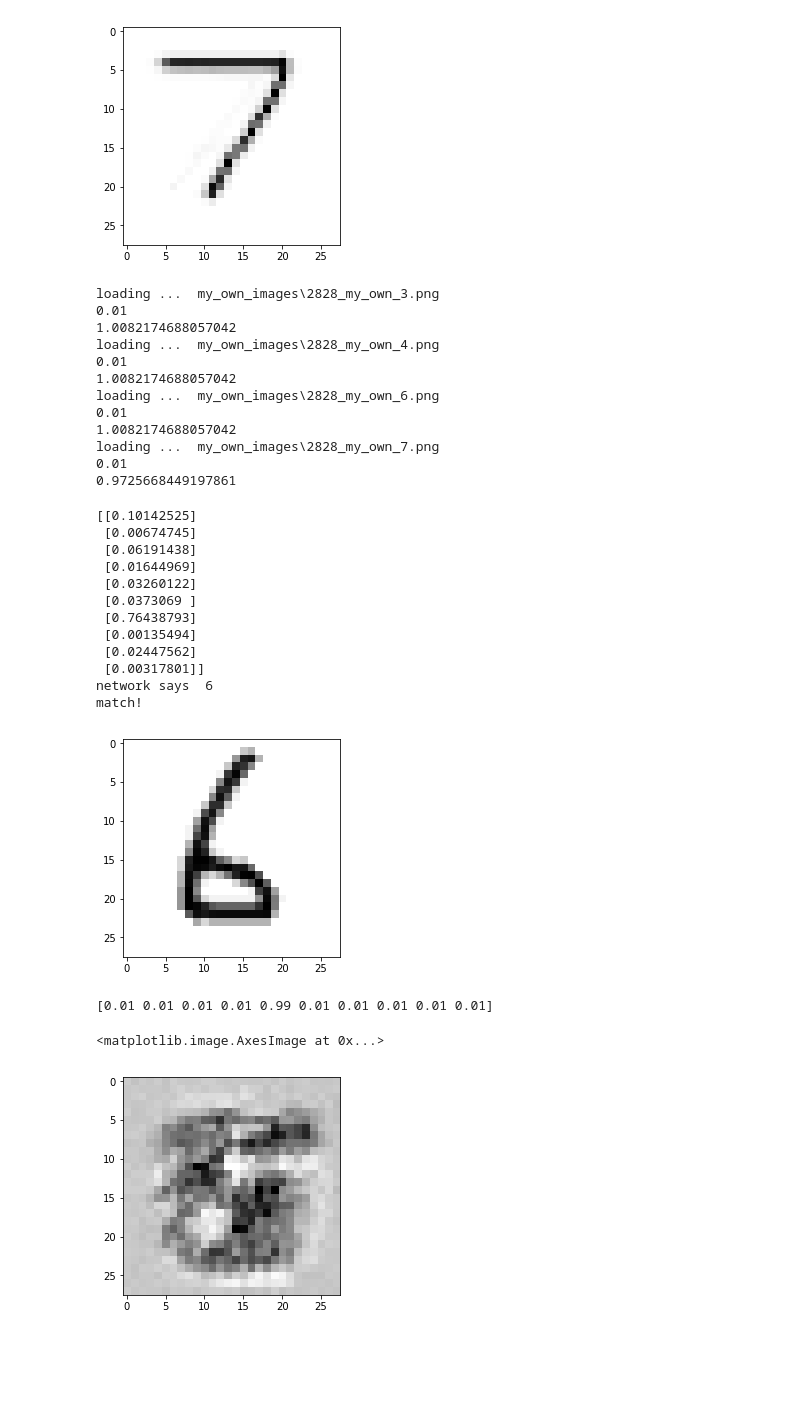
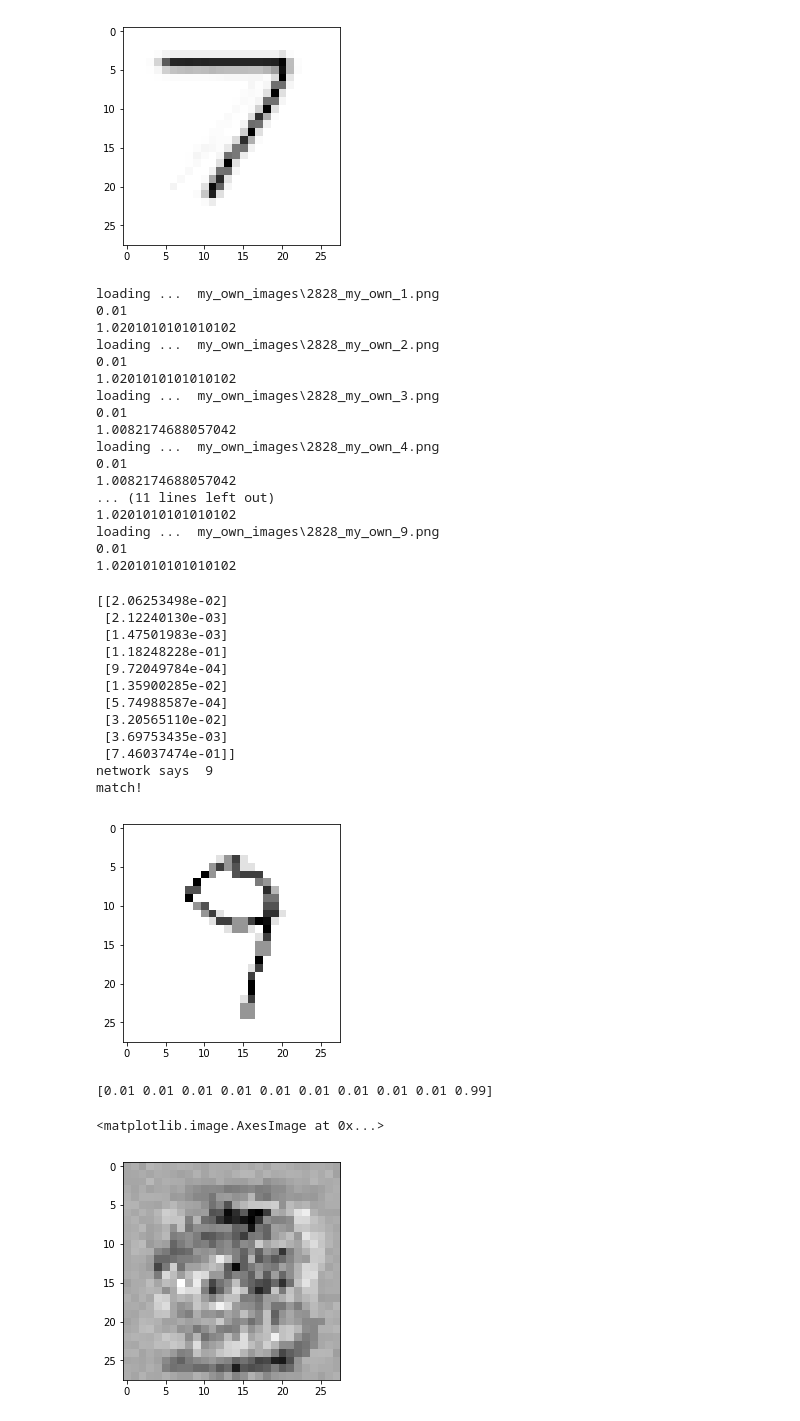
Before and after one commit to DJN1/NeuralNetwork_TR, a Jupyter notebook: src/neuralNetwork_with_mnist.ipynb, the cells around one changed output. Drawn from its saved outputs; the diff is of its cells as text; code cells hidden in the pictures; blank space fills up the shorter version.

Commit message:
added more images for testing

```diff
--- a/src/neuralNetwork_with_mnist.ipynb
+++ b/src/neuralNetwork_with_mnist.ipynb
@@ -128,7 +128,7 @@ hidden_nodes = 200
 output_nodes = 10
 
 # learning rate
-learning_rate = 0.15
+learning_rate = 0.10
 
 # create instance of neural network
 n = neuralNetwork(input_nodes, hidden_nodes, output_nodes, learning_rate)
@@ -309,22 +309,27 @@ for image_file_name in glob.glob('my_own_images/2828_my_own_?.png'):
 
     pass
 # %% [output]
+loading ...  my_own_images\2828_my_own_1.png
+0.01
+1.0201010101010102
+loading ...  my_own_images\2828_my_own_2.png
+0.01
+1.0201010101010102
 loading ...  my_own_images\2828_my_own_3.png
 0.01
 1.0082174688057042
 loading ...  my_own_images\2828_my_own_4.png
 0.01
 1.0082174688057042
-loading ...  my_own_images\2828_my_own_6.png
+... (11 lines left out)
+1.0201010101010102
+loading ...  my_own_images\2828_my_own_9.png
 0.01
-1.0082174688057042
-loading ...  my_own_images\2828_my_own_7.png
-0.01
-0.9725668449197861
+1.0201010101010102
 # %%
  #test the neural network with our own images
 # record to test
-item = 2
+item = 8
 # plot image
 matplotlib.pyplot.imshow(our_own_dataset[item][1:].reshape(28, 28), cmap='Greys', interpolation='None')
 # correct answer is first value
@@ -345,35 +350,35 @@ else:
     print ("no match!")
     pass
 # %% [output]
-[[0.10142525]
- [0.00674745]
- [0.06191438]
- [0.01644969]
- [0.03260122]
- [0.0373069 ]
- [0.76438793]
- [0.00135494]
- [0.02447562]
- [0.00317801]]
-network says  6
+[[2.06253498e-02]
+ [2.12240130e-03]
+ [1.47501983e-03]
+ [1.18248228e-01]
+ [9.72049784e-04]
+ [1.35900285e-02]
+ [5.74988587e-04]
+ [3.20565110e-02]
+ [3.69753435e-03]
+ [7.46037474e-01]]
+network says  9
 match!
-[figure, old version]
+[figure, new version]
 # %%
 # run the network backwards, given a label, see what image it produces
 
 # label to test
-label = 4
+label = 9
 # create the output signals for this label
 targets = numpy.zeros(output_nodes) + 0.01
 # all_values[0] is the target label for this record
 targets[label] = 0.99
 print(targets)
 
 # get image data
 image_data = n.backquery(targets)
 # plot image data
 matplotlib.pyplot.imshow(image_data.reshape(28,28), cmap='Greys', interpolation='None')
 # %% [output]
-[0.01 0.01 0.01 0.01 0.99 0.01 0.01 0.01 0.01 0.01]
+[0.01 0.01 0.01 0.01 0.01 0.01 0.01 0.01 0.01 0.99]
 <matplotlib.image.AxesImage at 0x...>
-[figure, old version]
+[figure, new version]
```
Also changed, not shown: parts of 6 cells of this notebook.
